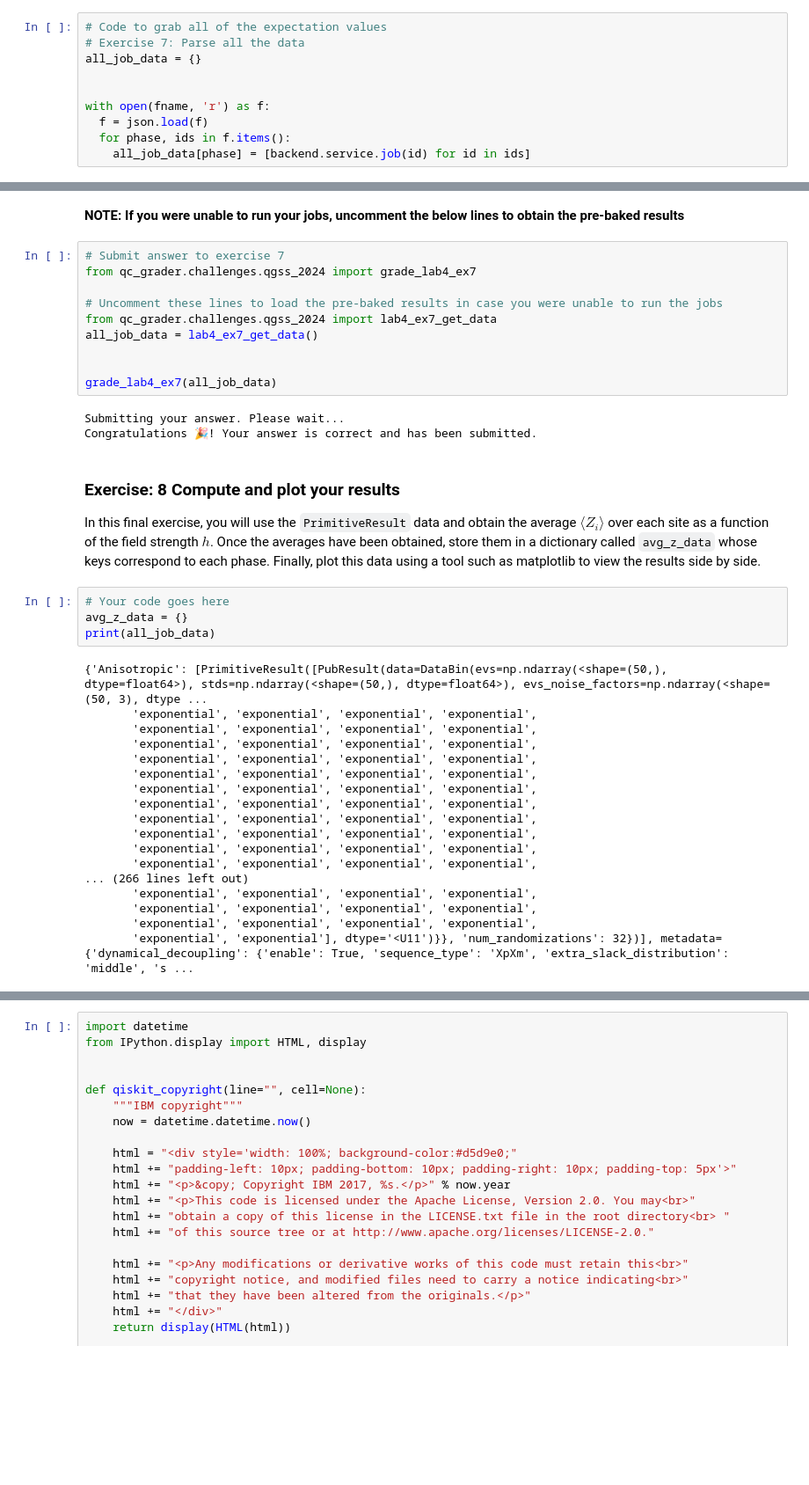
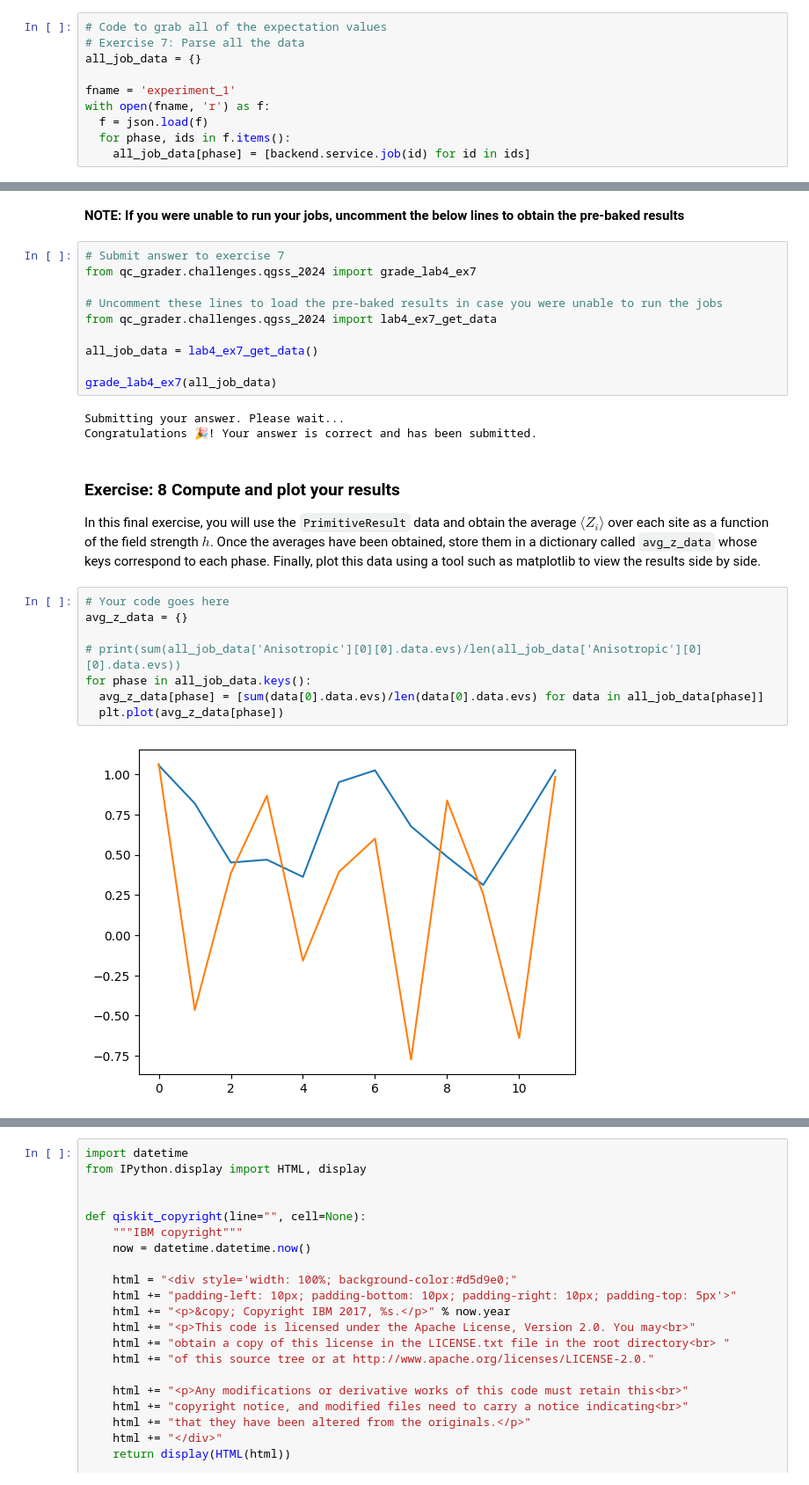
Before and after one commit to 0xSooki/qgss-2024, a Jupyter notebook: labs/lab4/lab4.ipynb, the cells around one changed output, grey strips where cells are left out. Shown at 88% size. Cells and saved outputs as stored; diff of their text form; blank space fills up the shorter version.

```diff
--- a/labs/lab4/lab4.ipynb
+++ b/labs/lab4/lab4.ipynb
@@ -517,7 +515,7 @@ For this exercise you'll use the `service.job(job_id)` method in order to retrie
 # Exercise 7: Parse all the data
 all_job_data = {}
 
-
+fname = 'experiment_1'
 with open(fname, 'r') as f:
   f = json.load(f)
   for phase, ids in f.items():
@@ -534,9 +532,9 @@ from qc_grader.challenges.qgss_2024 import grade_lab4_ex7
 
 # Uncomment these lines to load the pre-baked results in case you were unable to run the jobs
 from qc_grader.challenges.qgss_2024 import lab4_ex7_get_data
+
 all_job_data = lab4_ex7_get_data()
 
-
 grade_lab4_ex7(all_job_data)
 # %% [output]
 Submitting your answer. Please wait...
@@ -548,25 +546,13 @@ In this final exercise, you will use the `PrimitiveResult` data and obtain the a
 # %%
 # Your code goes here
 avg_z_data = {}
-print(all_job_data)
+
+# print(sum(all_job_data['Anisotropic'][0][0].data.evs)/len(all_job_data['Anisotropic'][0][0].data.evs))
+for phase in all_job_data.keys():
+  avg_z_data[phase] = [sum(data[0].data.evs)/len(data[0].data.evs) for data in all_job_data[phase]]
+  plt.plot(avg_z_data[phase])
 # %% [output]
-{'Anisotropic': [PrimitiveResult([PubResult(data=DataBin(evs=np.ndarray(<shape=(50,), dtype=float64>), stds=np.ndarray(<shape=(50,), dtype=float64>), evs_noise_factors=np.ndarray(<shape=(50, 3), dtype ...
-       'exponential', 'exponential', 'exponential', 'exponential',
-       'exponential', 'exponential', 'exponential', 'exponential',
-       'exponential', 'exponential', 'exponential', 'exponential',
-       'exponential', 'exponential', 'exponential', 'exponential',
-       'exponential', 'exponential', 'exponential', 'exponential',
-       'exponential', 'exponential', 'exponential', 'exponential',
-       'exponential', 'exponential', 'exponential', 'exponential',
-       'exponential', 'exponential', 'exponential', 'exponential',
-       'exponential', 'exponential', 'exponential', 'exponential',
-       'exponential', 'exponential', 'exponential', 'exponential',
-       'exponential', 'exponential', 'exponential', 'exponential',
-... (266 lines left out)
-       'exponential', 'exponential', 'exponential', 'exponential',
-       'exponential', 'exponential', 'exponential', 'exponential',
-       'exponential', 'exponential', 'exponential', 'exponential',
-       'exponential', 'exponential'], dtype='<U11')}}, 'num_randomizations': 32})], metadata={'dynamical_decoupling': {'enable': True, 'sequence_type': 'XpXm', 'extra_slack_distribution': 'middle', 's ...
+[figure, added]
 # %%
 # Submit answer to exercise 7
 from qc_grader.challenges.qgss_2024 import grade_lab4_ex8
```
Also changed, not shown: parts of 2 cells of this notebook, 1 other file.
